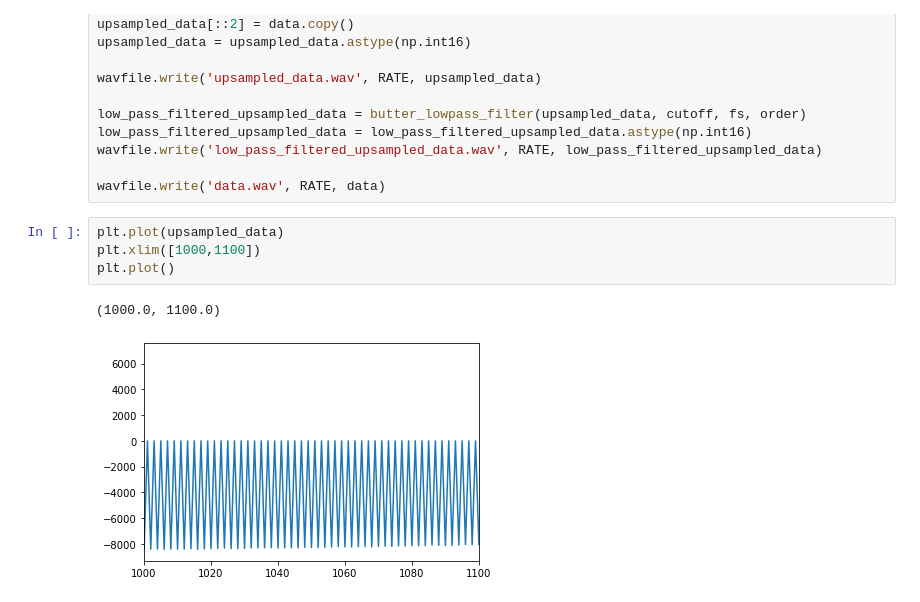
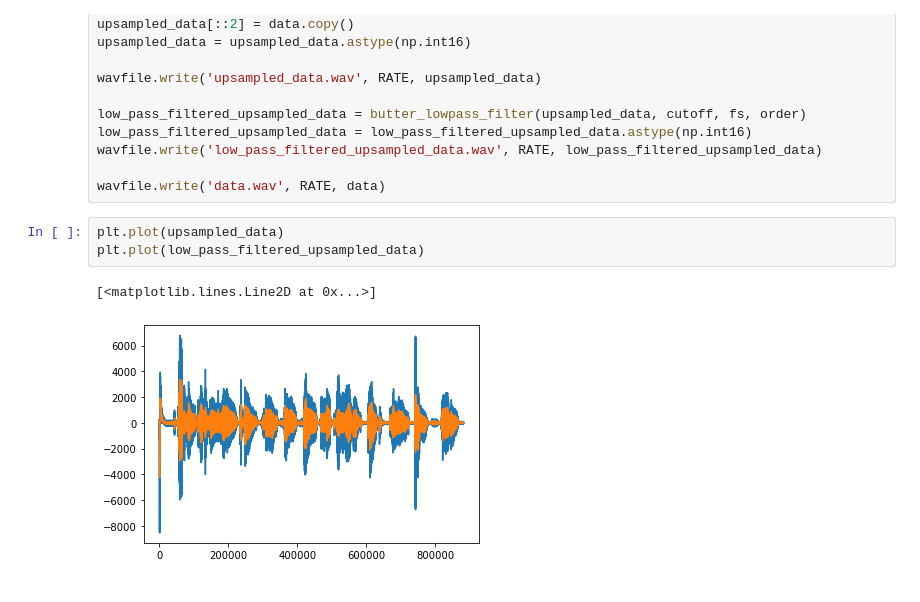
Before and after one commit to kootsoop/DSP.SE, a Jupyter notebook: Python/Q75794-getting-error-while-performing-upsampling-of-an-audio-signal-processing-using-lo.ipynb, the cells around one changed output. Cells and saved outputs as stored; diff of their text form.

```diff
--- a/Python/Q75794-getting-error-while-performing-upsampling-of-an-audio-signal-processing-using-lo.ipynb
+++ b/Python/Q75794-getting-error-while-performing-upsampling-of-an-audio-signal-processing-using-lo.ipynb
@@ -112,8 +112,7 @@ wavfile.write('low_pass_filtered_upsampled_data.wav', RATE, low_pass_filtered_up
 wavfile.write('data.wav', RATE, data)
 # %%
 plt.plot(upsampled_data)
-plt.xlim([1000,1100])
-plt.plot()
+plt.plot(low_pass_filtered_upsampled_data)
 # %% [output]
-(1000.0, 1100.0)
+[<matplotlib.lines.Line2D at 0x...>]
-[figure, old version]
+[figure, new version]
```
Also changed, not shown: 10 other files.
